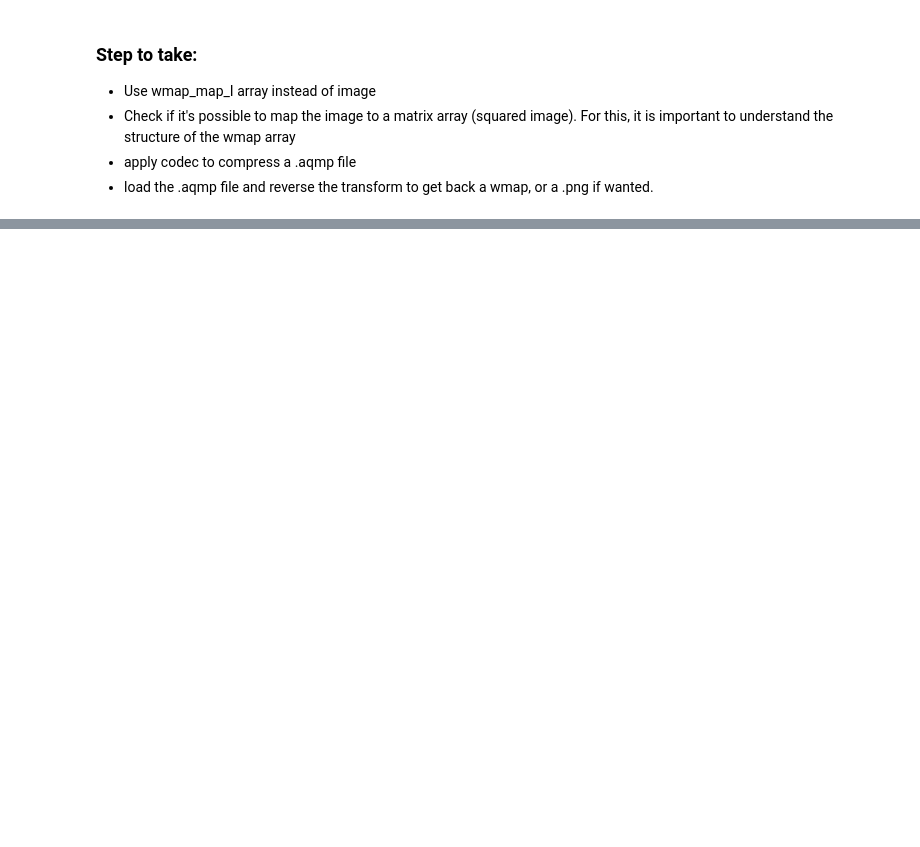
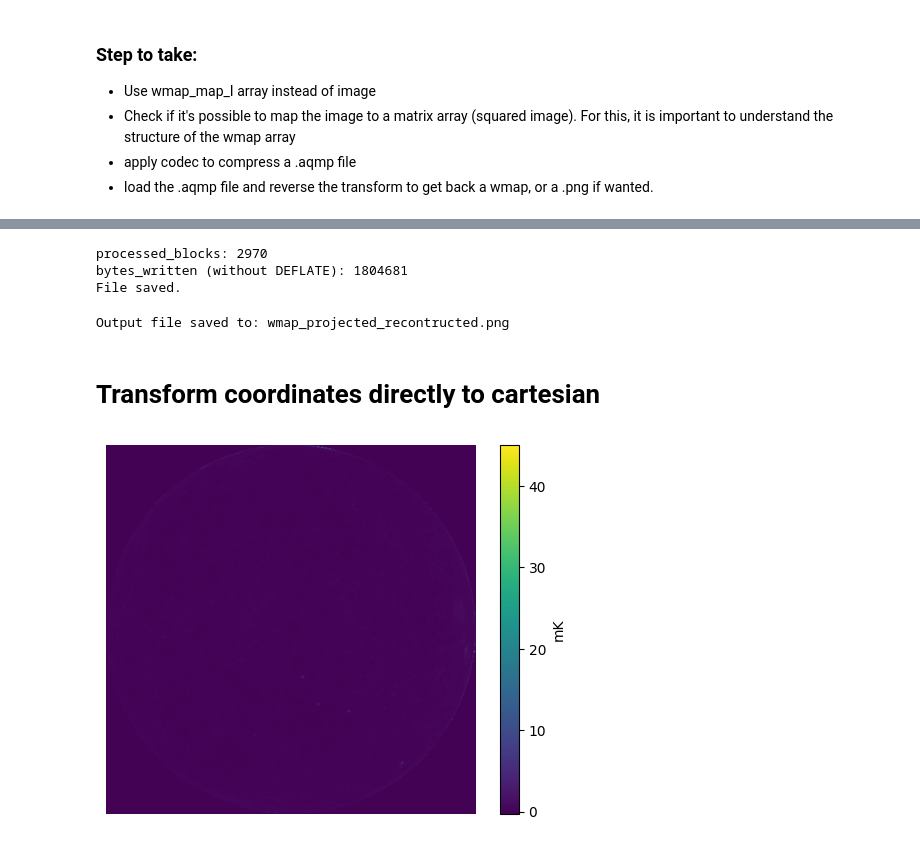
Before and after one commit to Emmatassone/HealPixCompressor, a Jupyter notebook: healpix.ipynb, the cells around one changed output, grey strips where cells are left out. Drawn from its saved outputs; the diff is of its cells as text; code cells hidden in the pictures; blank space fills up the shorter version.

```diff
--- a/healpix.ipynb
+++ b/healpix.ipynb
@@ -124,0 +108,76 @@ hp.graticule()
+# %%
+min_sparcity = 40
+min_n = 2**2
+max_n = 2**4
+a_cols = 256
+max_error = 0.001
+
+newCodec = ImageCompressor(
+                           min_sparcity,
+                           min_n,
+                           max_n,
+                           a_cols,
+                           max_error
+                          )
+input_file = 'wmap_projected.png'
+output_file = 'wmap_projected.aqmp'
+
+newCodec.encode(input_file, output_file)
+# %% [output]
+processed_blocks: 2970
+bytes_written (without DEFLATE): 1804681
+File saved.
+# %%
+input_file = 'wmap_projected.aqmp'
+output_file = 'wmap_projected_recontructed.png'
+
+newCodec.decode(input_file, output_file)
+# %% [output]
+Output file saved to: wmap_projected_recontructed.png
+# %% [markdown]
+# Transform coordinates directly to cartesian
+# %%
+import healpy as hp
+import numpy as np
+import matplotlib.pyplot as plt
+
+# Load the HEALPix map
+wmap_map_I = hp.read_map("wmap_band_iqumap_r9_7yr_Ka_v4.fits")
+
+# Define resolution for the square matrix
+resolution = 512
+square_map = np.zeros((resolution, resolution))  # Initialize square matrix
+
+# Define the Cartesian grid
+x = np.linspace(-1, 1, resolution)  # X-axis in Cartesian coordinates
+y = np.linspace(-1, 1, resolution)  # Y-axis in Cartesian coordinates
+xx, yy = np.meshgrid(x, y)  # Create 2D grid
+
+# Convert Cartesian to spherical (galactic) coordinates
+r = np.sqrt(xx**2 + yy**2)  # Radius in the xy-plane
+mask = r <= 1  # Mask points outside the unit sphere
+valid_xx = xx[mask]  # Masked Cartesian x-coordinates
+valid_yy = yy[mask]  # Masked Cartesian y-coordinates
+
+# Compute spherical coordinates for valid points
+theta = np.arccos(np.sqrt(1 - valid_xx**2 - valid_yy**2))  # Polar angle (latitude)
+phi = np.arctan2(valid_yy, valid_xx)  # Azimuthal angle (longitude)
+phi[phi < 0] += 2 * np.pi  # Ensure phi is in [0, 2*pi]
+
+# Map spherical coordinates to HEALPix pixel indices
+nside = hp.get_nside(wmap_map_I)  # Get NSIDE of the original map
+pixels = hp.ang2pix(nside, theta, phi)  # Map angles to HEALPix pixel indices
+
+# Fill the square matrix with HEALPix values
+square_map[mask] = wmap_map_I[pixels]
+# %%
+square_map[mask] = wmap_map_I[pixels]
+# %%
+# Visualize the square matrix
+plt.imshow(square_map, origin="lower", extent=[-1, 1, -1, 1], cmap="viridis")
+plt.colorbar(label="mK")
+plt.axis("off")
+plt.savefig("wmap_square_projection.png", bbox_inches="tight", pad_inches=0)
+plt.show()
+# %% [output]
+[figure, added]
```
Also changed, not shown: parts of 13 cells of this notebook, 3 other files.
